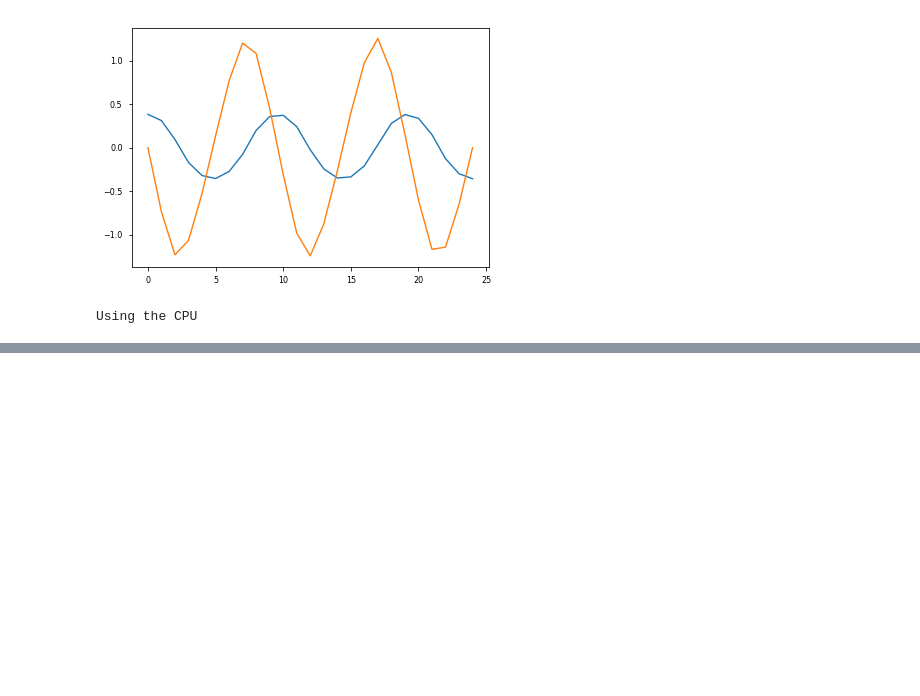
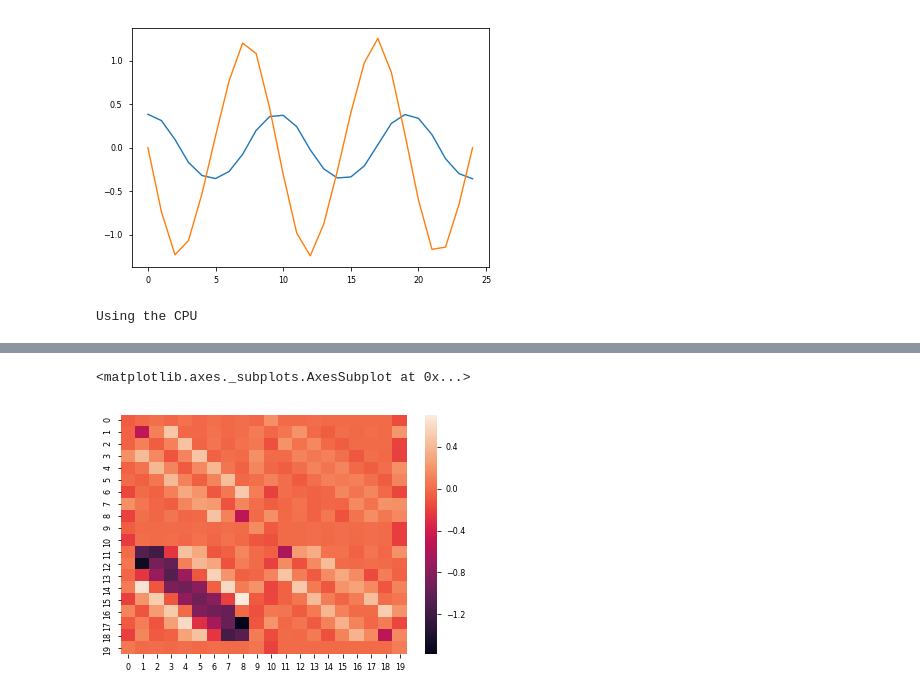
Before and after one commit to afqueiruga/on_learned_dynamics, a Jupyter notebook: WaveEquation.ipynb, the cells around one changed output, grey strips where cells are left out. Cells and saved outputs as stored; diff of their text form; code cells hidden in the pictures; blank space fills up the shorter version.

```diff
--- a/WaveEquation.ipynb
+++ b/WaveEquation.ipynb
@@ -182,0 +140,2 @@ array([[ 0.00000000e+00,  1.09721775e-01,  2.11224960e-01,
+# %%
+Omega = model.net.weight.detach().cpu().numpy()
@@ -182,0 +189,5 @@ array([[ 0.00000000e+00,  1.09721775e-01,  2.11224960e-01,
+# %%
+seaborn.heatmap(Omega)
+# %% [output]
+<matplotlib.axes._subplots.AxesSubplot at 0x...>
+[figure, added]
```
Also changed, not shown: parts of 22 cells of this notebook, 1 other file.
